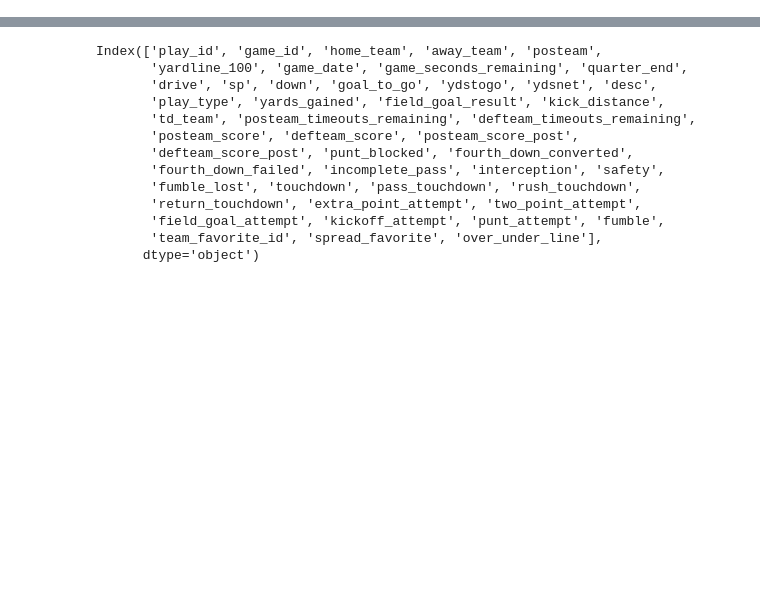
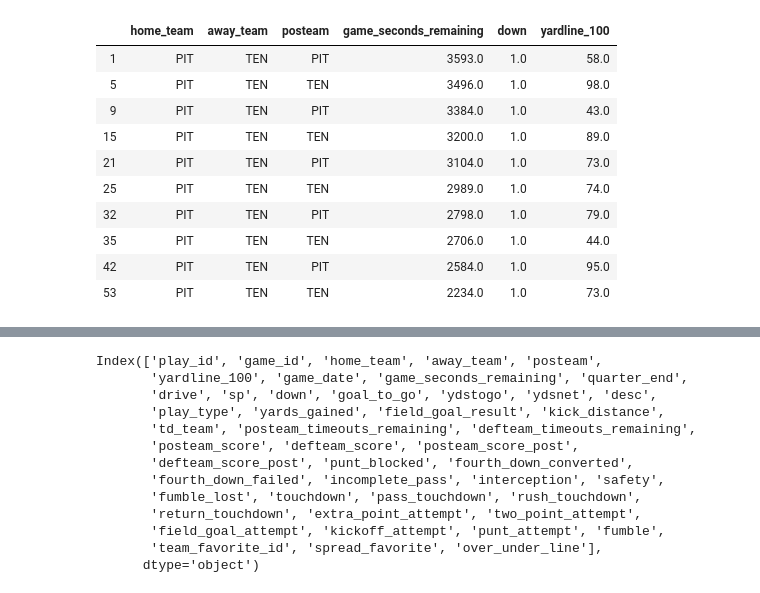
Before and after one commit to sizej/NFL_RT_Prob, a Jupyter notebook: notebooks/explore_notebook.ipynb, the cells around one changed output, grey strips where cells are left out. Saved outputs shown, nothing was run; the diff lists cells and outputs as text; code cells hidden in the pictures; blank space fills up the shorter version.

```diff
--- a/notebooks/explore_notebook.ipynb
+++ b/notebooks/explore_notebook.ipynb
@@ -28,0 +32,6 @@ plays[m0 & m1]
+# %%
+m0 = plays['touchdown'] == 1
+m1 = plays['fumble'] == 1
+m2 = plays['interception'] == 1
+m3 = plays['fumble_lost'] == 0
+plays[m0 & m1 & m2 & m3].head()
@@ -28,0 +41,22 @@ plays[m0 & m1]
+# %%
+c = ['home_team', 'away_team', 'posteam', 'game_seconds_remaining', 'down', 'yardline_100']
+first = pd.DataFrame(columns = c)
+for drive in plays['drive_id'].unique():
+    m0 = plays['drive_id'] == drive
+    m1 = plays['down'] == 1
+    drive = plays[m0 & m1]
+    m2 = drive['game_seconds_remaining'] == drive['game_seconds_remaining'].max()
+    first = first.append(drive[c][m2]).copy()
+first.head(10)
+# %% [output]
+|  | home_team | away_team | posteam | game_seconds_remaining | down | yardline_100 |
+| 1 | PIT | TEN | PIT | 3593.0 | 1.0 | 58.0 |
+| 5 | PIT | TEN | TEN | 3496.0 | 1.0 | 98.0 |
+| 9 | PIT | TEN | PIT | 3384.0 | 1.0 | 43.0 |
+| 15 | PIT | TEN | TEN | 3200.0 | 1.0 | 89.0 |
+| 21 | PIT | TEN | PIT | 3104.0 | 1.0 | 73.0 |
+| 25 | PIT | TEN | TEN | 2989.0 | 1.0 | 74.0 |
+| 32 | PIT | TEN | PIT | 2798.0 | 1.0 | 79.0 |
+| 35 | PIT | TEN | TEN | 2706.0 | 1.0 | 44.0 |
+| 42 | PIT | TEN | PIT | 2584.0 | 1.0 | 95.0 |
+| 53 | PIT | TEN | TEN | 2234.0 | 1.0 | 73.0 |
```
Also changed, not shown: parts of 6 cells of this notebook, 3 other files.
